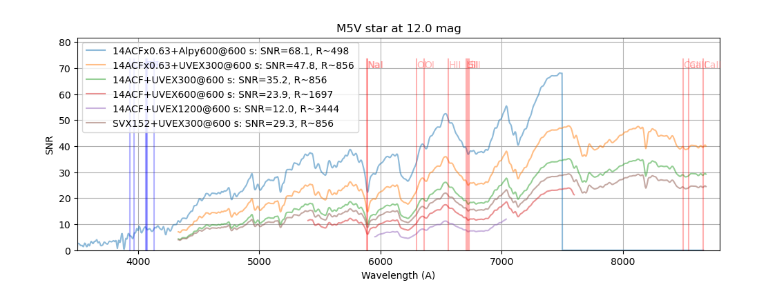
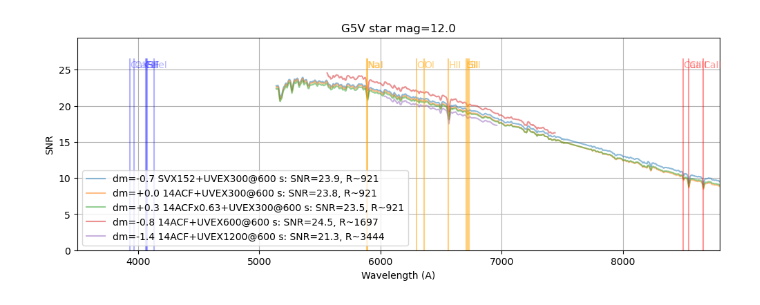
Before and after one commit to joshwalawender/SpecETC, a Jupyter notebook: Sandbox.ipynb, the cells around one changed output. Drawn from its saved outputs; the diff is of its cells as text; code cells hidden in the pictures.

Commit message:
Add delta mag comparison

```diff
--- a/Sandbox.ipynb
+++ b/Sandbox.ipynb
@@ -11,7 +11,7 @@ import numpy as np
 from matplotlib import pyplot as plt
 # %%
 models = get_list_of_stellar_models(verbose=True)
-sptype = 'M5V'
+sptype = 'G5V'
 mag = 12
 star = get_stellar_spectrum(sptype=sptype, mag=mag)
 sky = Sky(seeing=3.0*u.arcsec, mag=18)
@@ -37,0 +32,3 @@ im, spec, var = SpecETC(star, sky, ACF14, Alpy600, IMX183, plot=True)
+# %%
+IMX533.exptime = 600*u.second
+im, spec, var = SpecETC(star, sky, ACF14, UVEX300, IMX533, plot=True)
@@ -37,0 +38,3 @@ im, spec, var = SpecETC(star, sky, ACF14, Alpy600, IMX183, plot=True)
+# %%
+IMX533.exptime = 600*u.second
+im, spec, var = SpecETC(star, sky, ACF14, UVEX1200, IMX533, plot=True)
@@ -38,36 +44,45 @@ im, spec, var = SpecETC(star, sky, ACF14, Alpy600, IMX183, plot=True)
 # %%
+sptype = 'G5V'
+mag = 12
 instrumentation = [
-                   (ACF14reduced, Alpy600, IMX183, 600*u.second),
-                   (ACF14reduced, UVEX300, IMX183, 600*u.second),
-                   (ACF14, UVEX300, IMX183, 600*u.second),
-                   (ACF14, UVEX600, IMX183, 600*u.second),
-                   (ACF14, UVEX1200, IMX183, 600*u.second),
-                   (SVX152, UVEX300, IMX183, 600*u.second),
-                  ]
+                   (SVX152, UVEX300, IMX533, 600*u.second, -0.65),
+                   (ACF14, UVEX300, IMX533, 600*u.second, 0.0),
+                   (ACF14reduced, UVEX300, IMX533, 600*u.second, +0.35),
+                   (ACF14, UVEX600, IMX533, 600*u.second, -0.85),
+                   (ACF14, UVEX1200, IMX533, 600*u.second, -1.45),
+                   ]
 
 plt.figure(figsize=(12,4))
-plt.title(f'{sptype} star at {mag:.1f} mag')
+plt.title(f'{sptype} star mag={mag:.1f}')
 peakSNR = 0
 wavmin = 3500
 wavmax = 8800
-for inst in instrumentation:
-    tel, spec, det, exptime = inst
+for i,inst in enumerate(instrumentation):
+    tel, spec, det, exptime, deltam = inst
     det.exptime = exptime
     spec.set_detector(det)
+    star = get_stellar_spectrum(sptype=sptype, mag=mag+deltam)
     im, spectra, variance = SpecETC(star, sky, tel, spec, det, plot=False)
     R = np.mean(spec.R)
-
     SNR = spectra/variance**0.5
-    label = f"{tel.name}+{spec.name}@{det.exptime:.0f}: SNR={max(SNR):.1f}, R~{R:.0f}"
+    label = f"dm={deltam:+3.1f} {tel.name}+{spec.name}@{det.exptime:.0f}: SNR={max(SNR):.1f}, R~{R:.0f}"
     plt.plot(spec.binset, SNR, alpha=0.5, label=label)
     peakSNR = peakSNR if max(SNR) <= peakSNR else max(SNR)
+
 
 lines_file = Path('.') / 'data' / 'spectral_lines.csv'
 lines = Table.read(lines_file, format='ascii.csv')
 for line in lines:
     if line['wav'] > wavmin and line['wav'] < wavmax:
-        color = 'b' if line['wav'] < 5500 else 'r'
-        alpha = 0.3
+        if line['wav'] < 5500:
+            color = 'b'
+            alpha = 0.3
+        elif line['wav'] < 7000:
+            color = 'orange'
+            alpha = 0.5
+        else:
+            color = 'r'
+            alpha = 0.4
         plt.axvline(line['wav'], ymin=0, ymax=0.9,
                     color=color, alpha=alpha)
         plt.text(line['wav'], 1.03*peakSNR, line['name'],
@@ -85 +104 @@ WARNING: Source spectrum is tapered. [synphot.observation]
-[figure, old version]
+[figure, new version]
```
Also changed, not shown: parts of 6 cells of this notebook.
